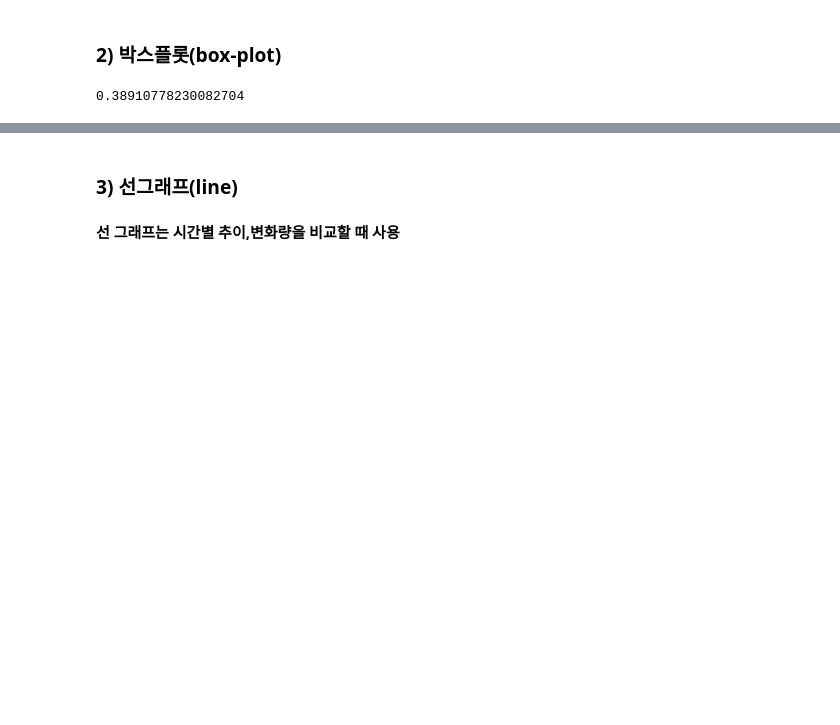
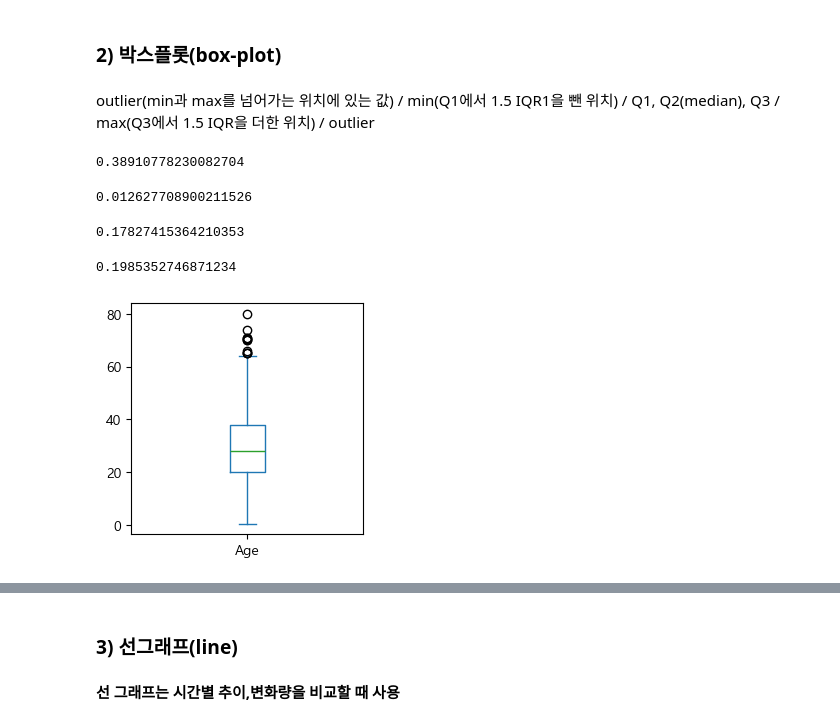
Before and after one commit to rlfgus0821/-HTML-, a Jupyter notebook: 05_pandas/pandas_06_데이터파악과조작6_plot으로시각화.ipynb, the cells around one changed output, grey strips where cells are left out. Saved outputs shown, nothing was run; the diff lists cells and outputs as text; code cells hidden in the pictures; blank space fills up the shorter version.

```diff
--- a/05_pandas/pandas_06_데이터파악과조작6_plot으로시각화.ipynb
+++ b/05_pandas/pandas_06_데이터파악과조작6_plot으로시각화.ipynb
@@ -304,6 +304,25 @@ plt.show()
 # %% [markdown]
 ### 2) 박스플롯(box-plot)
+# %% [markdown]
+outlier(min과 max를 넘어가는 위치에 있는 값) / min(Q1에서 1.5 IQR1을 뺀 위치) / Q1, Q2(median), Q3 / max(Q3에서 1.5 IQR을 더한 위치) / outlier
 # %%
 df.Age.skew()
 # %% [output]
 0.38910778230082704
+# %%
+pd.Series(np.random.randn(3000)).skew()
+# %% [output]
+0.012627708900211526
+# %%
+df.Age.kurt()
+# %% [output]
+0.17827415364210353
+# %%
+pd.Series(np.random.randn(3000)).kurt()
+# %% [output]
+0.1985352746871234
+# %%
+df.Age.plot.box(figsize=(3,3))
+plt.show()
+# %% [output]
+[figure, added]
```
Also changed, not shown: parts of 30 cells of this notebook, 1 other file.
